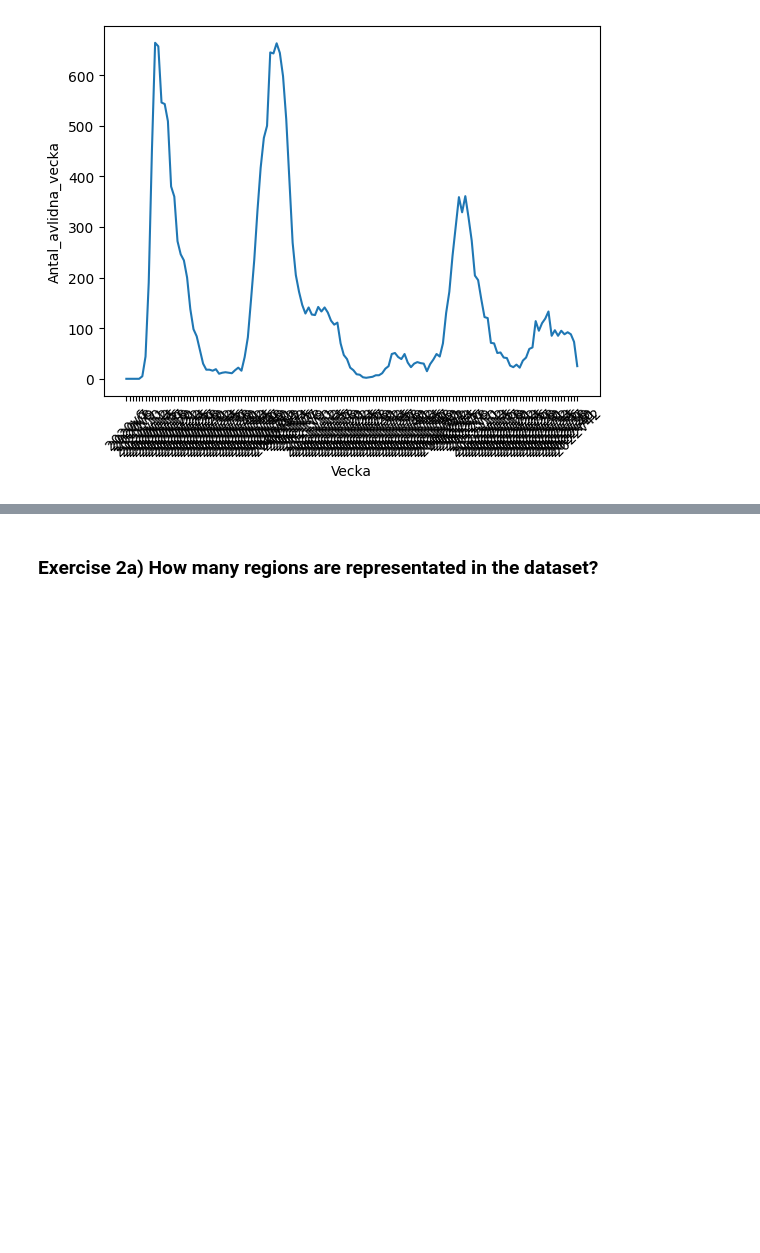
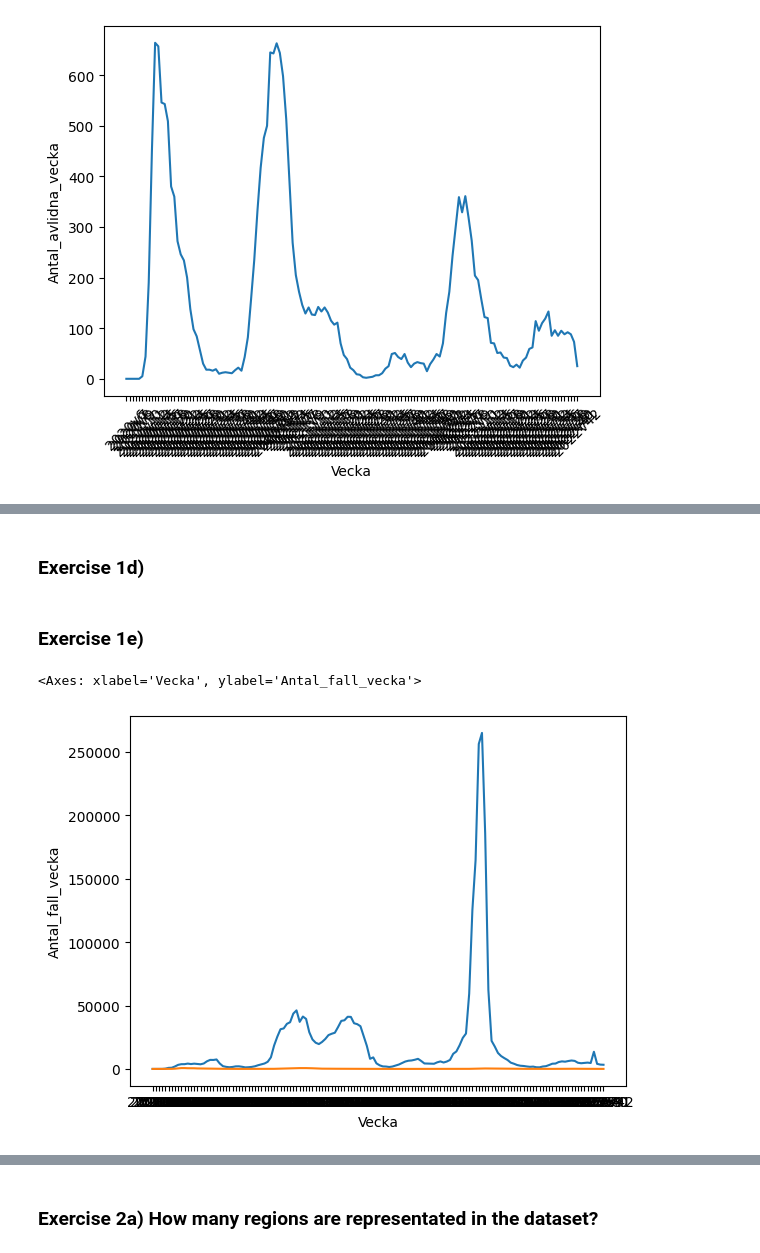
Before and after one commit to Jenniferola/Databehandling-Jennifer-Olausson, a Jupyter notebook: Labb_1_databehandling/main.ipynb, the cells around one changed output, grey strips where cells are left out. Cells and saved outputs as stored; diff of their text form; code cells hidden in the pictures; blank space fills up the shorter version.

```diff
--- a/Labb_1_databehandling/main.ipynb
+++ b/Labb_1_databehandling/main.ipynb
@@ -124,0 +147,14 @@ sns.lineplot(data=covid19_data, x="Vecka", y="Antal_avlidna_vecka")
+# %% [markdown]
+### Exercise 1d)
+# %% [markdown]
+### Exercise 1e)
+# %%
+"""OBS! Fixa så att värden på x-axeln, vilken vecka det är går att avläsa."""
+
+"""Seaborn plot:"""
+
+sns.lineplot(data=covid19_data, x="Vecka", y="Antal_fall_vecka")
+sns.lineplot(data=covid19_data, x="Vecka", y="Antal_avlidna_vecka")
+# %% [output]
+<Axes: xlabel='Vecka', ylabel='Antal_fall_vecka'>
+[figure, added]
```
Also changed, not shown: parts of 25 cells of this notebook, 4 other files.
